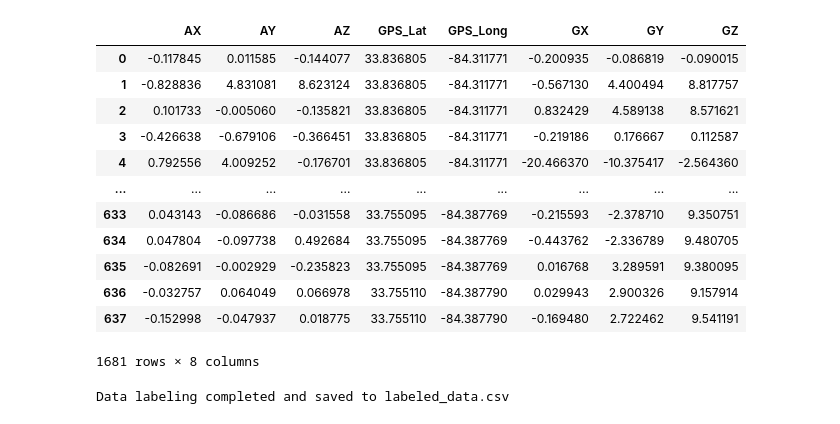
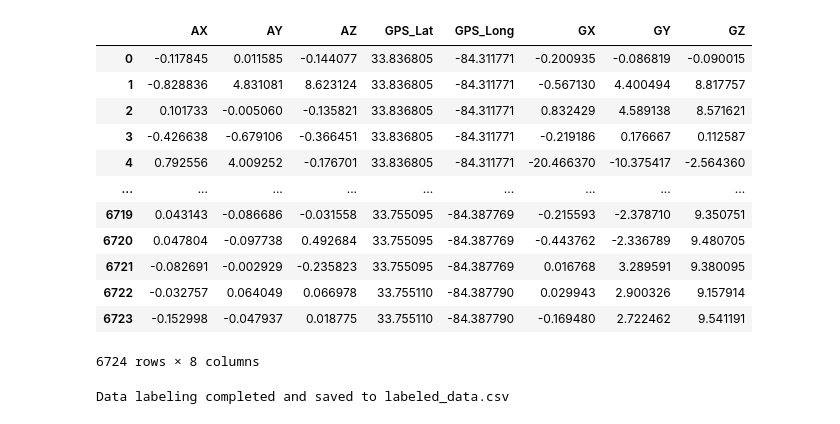
Before and after one commit to jinaduuthman/Fall-Detection-Model, a Jupyter notebook: falldetection_model.ipynb, the cells around one changed output. Cells and saved outputs as stored; diff of their text form; code cells hidden in the pictures.

```diff
--- a/falldetection_model.ipynb
+++ b/falldetection_model.ipynb
@@ -1,26 +1,22 @@
 # %%
 import pandas as pd
 import numpy as np
-df1 = pd.read_csv('DC_data.csv')
-df2 = pd.read_csv('DC_data_normal.csv')
-#Merge the two csv files to one
-merged_df = pd.concat([df1, df2])
-df = merged_df
+df = pd.read_csv('DC_DataCollected.csv')
 df
 # %% [output]
 |  | AX | AY | AZ | GPS_Lat | GPS_Long | GX | GY | GZ |
 | 0 | -0.117845 | 0.011585 | -0.144077 | 33.836805 | -84.311771 | -0.200935 | -0.086819 | -0.090015 |
 | 1 | -0.828836 | 4.831081 | 8.623124 | 33.836805 | -84.311771 | -0.567130 | 4.400494 | 8.817757 |
 | 2 | 0.101733 | -0.005060 | -0.135821 | 33.836805 | -84.311771 | 0.832429 | 4.589138 | 8.571621 |
 | 3 | -0.426638 | -0.679106 | -0.366451 | 33.836805 | -84.311771 | -0.219186 | 0.176667 | 0.112587 |
 | 4 | 0.792556 | 4.009252 | -0.176701 | 33.836805 | -84.311771 | -20.466370 | -10.375417 | -2.564360 |
 | ... | ... | ... | ... | ... | ... | ... | ... | ... |
-| 633 | 0.043143 | -0.086686 | -0.031558 | 33.755095 | -84.387769 | -0.215593 | -2.378710 | 9.350751 |
-| 634 | 0.047804 | -0.097738 | 0.492684 | 33.755095 | -84.387769 | -0.443762 | -2.336789 | 9.480705 |
-| 635 | -0.082691 | -0.002929 | -0.235823 | 33.755095 | -84.387769 | 0.016768 | 3.289591 | 9.380095 |
-| 636 | -0.032757 | 0.064049 | 0.066978 | 33.755110 | -84.387790 | 0.029943 | 2.900326 | 9.157914 |
-| 637 | -0.152998 | -0.047937 | 0.018775 | 33.755110 | -84.387790 | -0.169480 | 2.722462 | 9.541191 |
+| 6719 | 0.043143 | -0.086686 | -0.031558 | 33.755095 | -84.387769 | -0.215593 | -2.378710 | 9.350751 |
+| 6720 | 0.047804 | -0.097738 | 0.492684 | 33.755095 | -84.387769 | -0.443762 | -2.336789 | 9.480705 |
+| 6721 | -0.082691 | -0.002929 | -0.235823 | 33.755095 | -84.387769 | 0.016768 | 3.289591 | 9.380095 |
+| 6722 | -0.032757 | 0.064049 | 0.066978 | 33.755110 | -84.387790 | 0.029943 | 2.900326 | 9.157914 |
+| 6723 | -0.152998 | -0.047937 | 0.018775 | 33.755110 | -84.387790 | -0.169480 | 2.722462 | 9.541191 |
-1681 rows × 8 columns
+6724 rows × 8 columns
 # %%
 # Define your thresholds
 # Adjust these based on your data analysis
```
Also changed, not shown: parts of 9 cells of this notebook, 4 other files.
